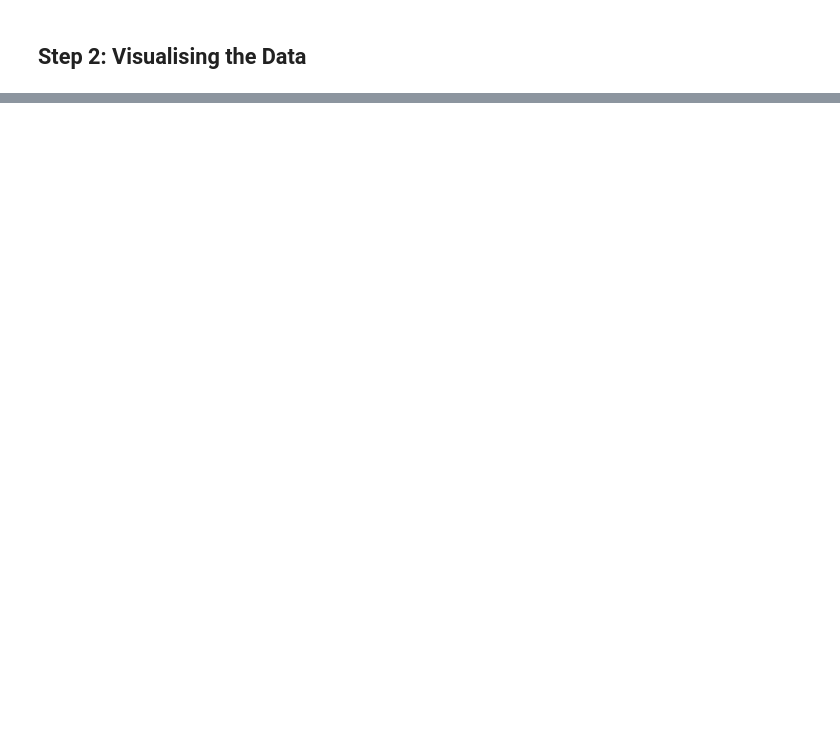
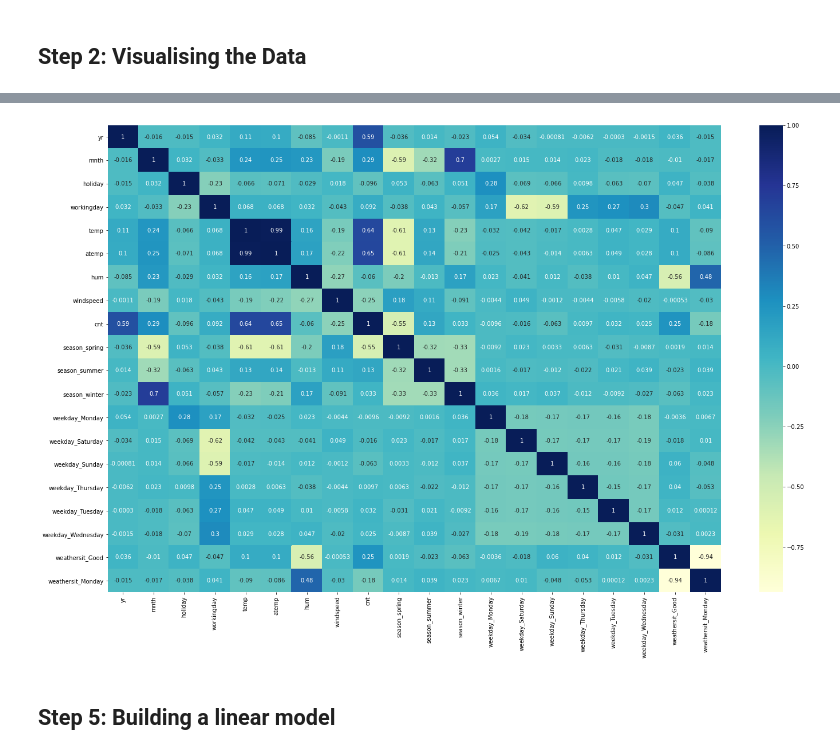
Before and after one commit to teerapat1739/simple-linear-regression-, a Jupyter notebook: notebooks/Bike Assignment.ipynb, the cells around one changed output, grey strips where cells are left out. Cells and saved outputs as stored; diff of their text form; code cells hidden in the pictures; blank space fills up the shorter version.

```diff
--- a/notebooks/Bike Assignment.ipynb
+++ b/notebooks/Bike Assignment.ipynb
@@ -86,0 +163,3 @@ plt.show()
+# %%
+dummy = pd.get_dummies(bike[['season','weekday','weathersit']], drop_first=True)
+dummy.head()
@@ -86,0 +173,4 @@ plt.show()
+# %%
+bike = pd.concat([bike,dummy], axis=1)   #Axis=1 is for horizontal stacking
+bike = bike.drop(['season','weekday','weathersit'], axis=1)
+bike.head()
@@ -86,0 +186,9 @@ plt.show()
+# %%
+from sklearn.model_selection import train_test_split
+
+np.random.seed(0)
+df_train, df_test = train_test_split(bike, train_size = 0.7, test_size = 0.3, random_state = 100)
+
+print(df_train.shape)
+print(df_test.shape)
+df_test
@@ -86,0 +221,16 @@ plt.show()
+# %%
+
+# We do a MinMax scaling
+scaler = MinMaxScaler()    #Instantiating the object
+cols = df_train.columns
+df_train[cols] = scaler.fit_transform(df_train[cols])
+# %%
+
+# Checking the Heatmap
+plt.figure(figsize=(24,15))
+sns.heatmap(df_train.corr(),annot=True, cmap='YlGnBu')
+plt.show()
+# %% [output]
+[figure, added]
+# %% [markdown]
+## Step 5: Building a linear model
```
Also changed, not shown: parts of 54 cells of this notebook, 1 other file.
